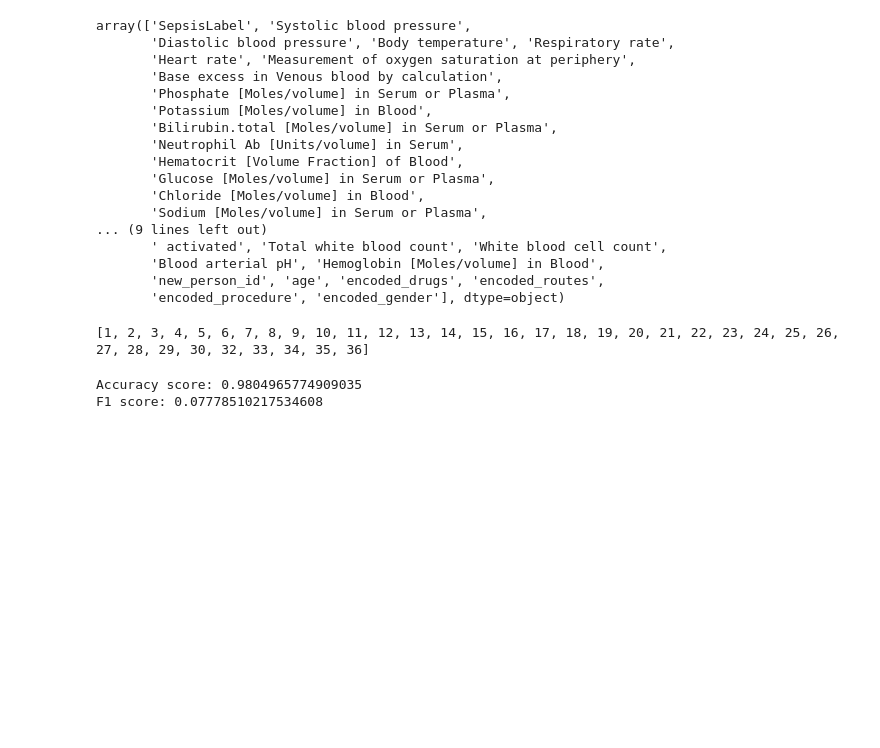
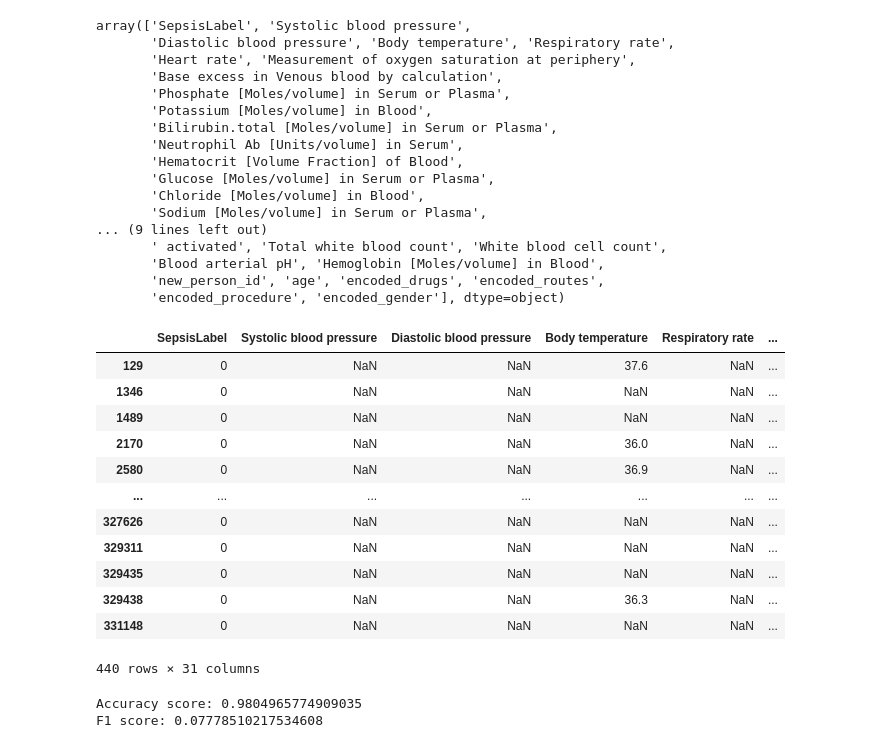
Before and after one commit to carseys/pediatric-sepsis-ml-kaggle, a Jupyter notebook: sepsis-data-preprocessing.ipynb, the cells around one changed output. Cells and saved outputs as stored; diff of their text form; code cells hidden in the pictures; blank space fills up the shorter version.

```diff
--- a/sepsis-data-preprocessing.ipynb
+++ b/sepsis-data-preprocessing.ipynb
@@ -785,3 +776,19 @@ def format_for_modeling(df):
     formatted_data['person_id_test'] = person_id_test
 
     return formatted_data
+# %%
+data_factors_3[data_factors_3['new_person_id']==330745849]
+# %% [output]
+|  | SepsisLabel | Systolic blood pressure | Diastolic blood pressure | Body temperature | Respiratory rate | ... |
+| 129 | 0 | NaN | NaN | 37.6 | NaN | ... |
+| 1346 | 0 | NaN | NaN | NaN | NaN | ... |
+| 1489 | 0 | NaN | NaN | NaN | NaN | ... |
+| 2170 | 0 | NaN | NaN | 36.0 | NaN | ... |
+| 2580 | 0 | NaN | NaN | 36.9 | NaN | ... |
+| ... | ... | ... | ... | ... | ... | ... |
+| 327626 | 0 | NaN | NaN | NaN | NaN | ... |
+| 329311 | 0 | NaN | NaN | NaN | NaN | ... |
+| 329435 | 0 | NaN | NaN | NaN | NaN | ... |
+| 329438 | 0 | NaN | NaN | 36.3 | NaN | ... |
+| 331148 | 0 | NaN | NaN | NaN | NaN | ... |
+440 rows × 31 columns
@@ -801,7 +837,3 @@ def imputer(df):
     return X, y
-# %%
-X, y = imputer(data_factors_3)
-# %% [output]
-[1, 2, 3, 4, 5, 6, 7, 8, 9, 10, 11, 12, 13, 14, 15, 16, 17, 18, 19, 20, 21, 22, 23, 24, 25, 26, 27, 28, 29, 30, 32, 33, 34, 35, 36]
 # %%
 
```
Also changed, not shown: parts of 6 cells of this notebook.
